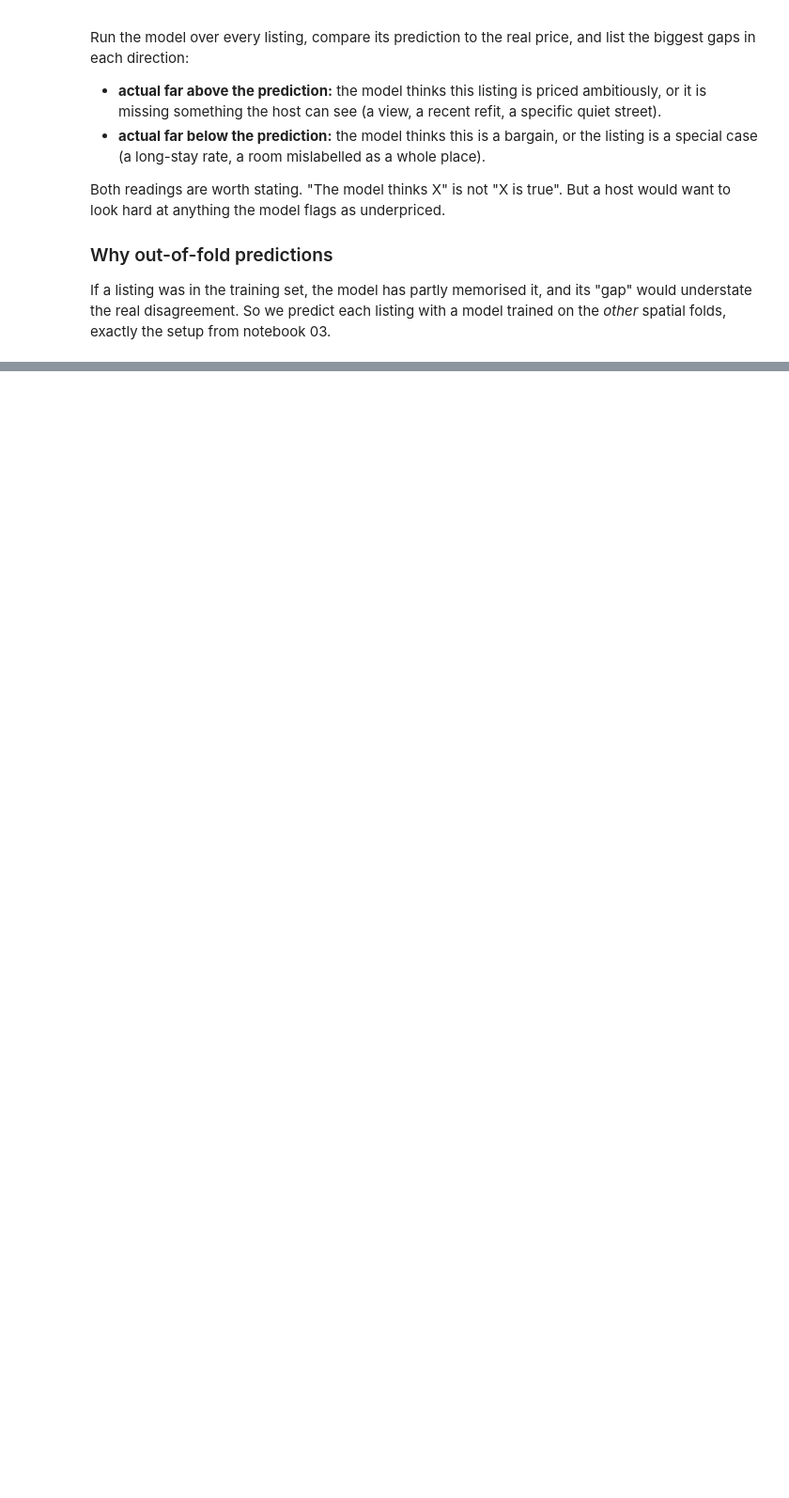
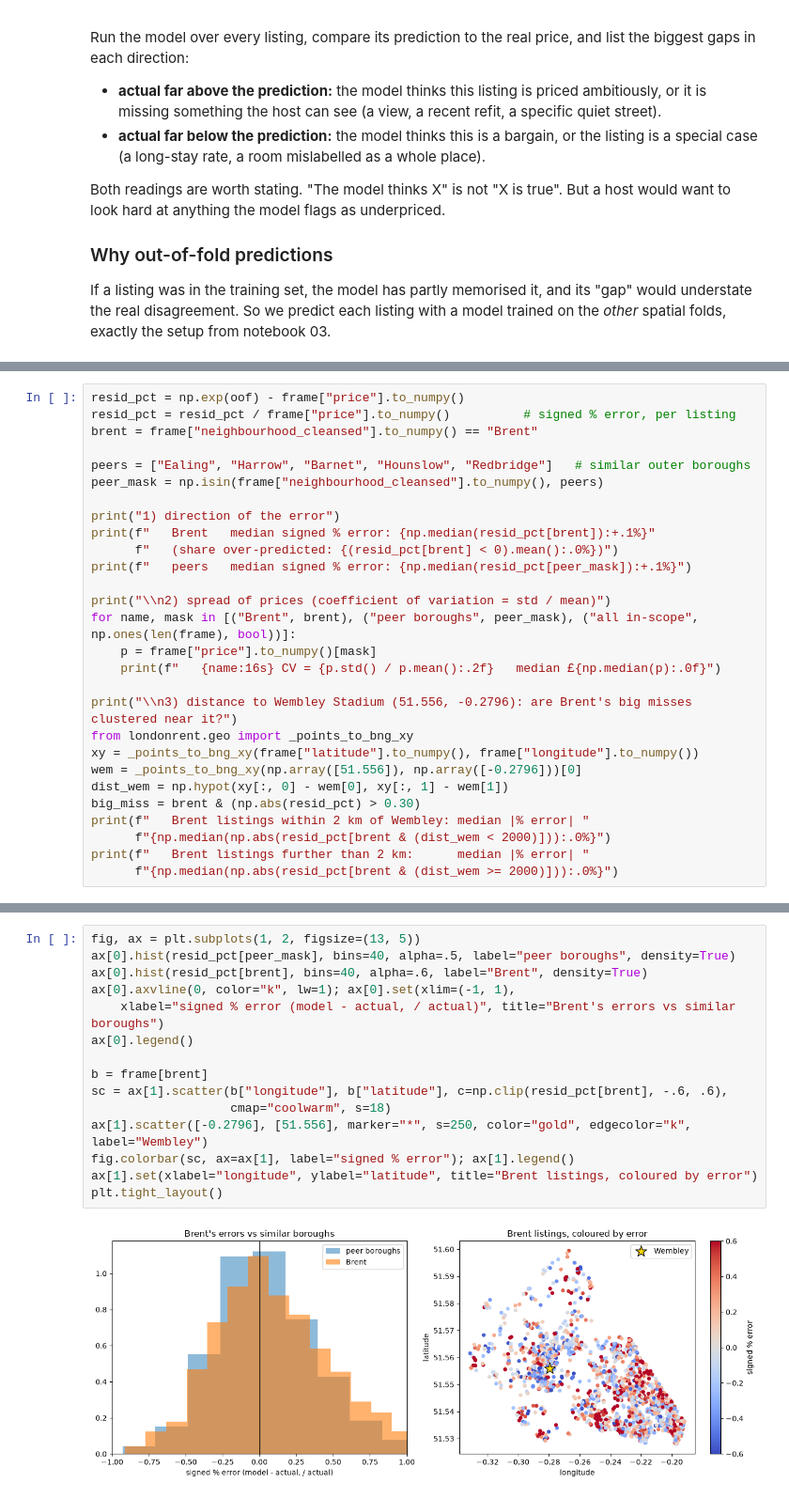
Before and after one commit to KevST14/london-rent-reality-check, a Jupyter notebook: notebooks/03b_model_deep_dives.ipynb, the cells around one changed output, grey strips where cells are left out. Shown at 94% size. Saved outputs shown, nothing was run; the diff lists cells and outputs as text; blank space fills up the shorter version.

```diff
--- a/notebooks/03b_model_deep_dives.ipynb
+++ b/notebooks/03b_model_deep_dives.ipynb
@@ -248,0 +275,28 @@ is a genuine next step, not a finished result.
+# %%
+resid_pct = np.exp(oof) - frame["price"].to_numpy()
+resid_pct = resid_pct / frame["price"].to_numpy()          # signed % error, per listing
+brent = frame["neighbourhood_cleansed"].to_numpy() == "Brent"
+
+peers = ["Ealing", "Harrow", "Barnet", "Hounslow", "Redbridge"]   # similar outer boroughs
+peer_mask = np.isin(frame["neighbourhood_cleansed"].to_numpy(), peers)
+
+print("1) direction of the error")
+print(f"   Brent   median signed % error: {np.median(resid_pct[brent]):+.1%}"
+      f"   (share over-predicted: {(resid_pct[brent] < 0).mean():.0%})")
+print(f"   peers   median signed % error: {np.median(resid_pct[peer_mask]):+.1%}")
+
+print("\\n2) spread of prices (coefficient of variation = std / mean)")
+for name, mask in [("Brent", brent), ("peer boroughs", peer_mask), ("all in-scope", np.ones(len(frame), bool))]:
+    p = frame["price"].to_numpy()[mask]
+    print(f"   {name:16s} CV = {p.std() / p.mean():.2f}   median £{np.median(p):.0f}")
+
+print("\\n3) distance to Wembley Stadium (51.556, -0.2796): are Brent's big misses clustered near it?")
+from londonrent.geo import _points_to_bng_xy
+xy = _points_to_bng_xy(frame["latitude"].to_numpy(), frame["longitude"].to_numpy())
+wem = _points_to_bng_xy(np.array([51.556]), np.array([-0.2796]))[0]
+dist_wem = np.hypot(xy[:, 0] - wem[0], xy[:, 1] - wem[1])
+big_miss = brent & (np.abs(resid_pct) > 0.30)
+print(f"   Brent listings within 2 km of Wembley: median |% error| "
+      f"{np.median(np.abs(resid_pct[brent & (dist_wem < 2000)])):.0%}")
+print(f"   Brent listings further than 2 km:      median |% error| "
+      f"{np.median(np.abs(resid_pct[brent & (dist_wem >= 2000)])):.0%}")
@@ -248,0 +314,17 @@ is a genuine next step, not a finished result.
+# %%
+fig, ax = plt.subplots(1, 2, figsize=(13, 5))
+ax[0].hist(resid_pct[peer_mask], bins=40, alpha=.5, label="peer boroughs", density=True)
+ax[0].hist(resid_pct[brent], bins=40, alpha=.6, label="Brent", density=True)
+ax[0].axvline(0, color="k", lw=1); ax[0].set(xlim=(-1, 1),
+    xlabel="signed % error (model - actual, / actual)", title="Brent's errors vs similar boroughs")
+ax[0].legend()
+
+b = frame[brent]
+sc = ax[1].scatter(b["longitude"], b["latitude"], c=np.clip(resid_pct[brent], -.6, .6),
+                   cmap="coolwarm", s=18)
+ax[1].scatter([-0.2796], [51.556], marker="*", s=250, color="gold", edgecolor="k", label="Wembley")
+fig.colorbar(sc, ax=ax[1], label="signed % error"); ax[1].legend()
+ax[1].set(xlabel="longitude", ylabel="latitude", title="Brent listings, coloured by error")
+plt.tight_layout()
+# %% [output]
+[figure, added]
```
Also changed, not shown: parts of 9 cells of this notebook, 2 other files.
